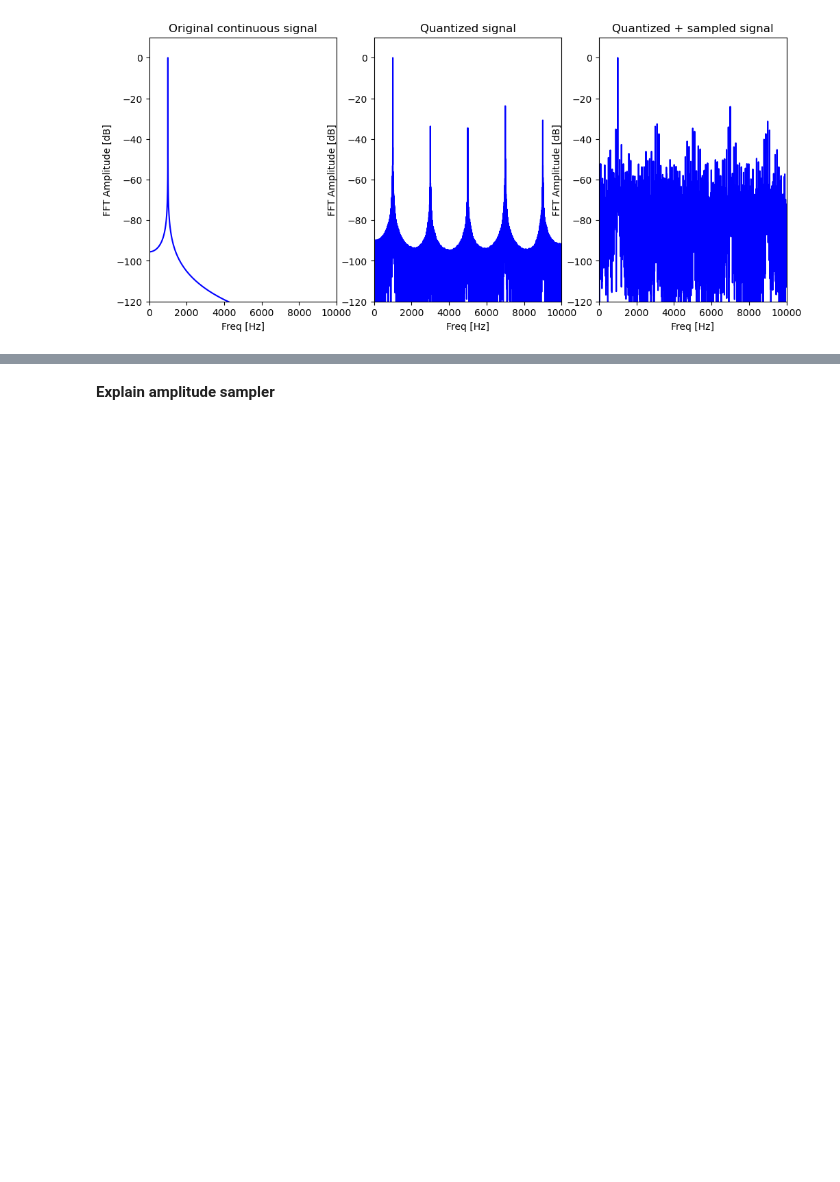
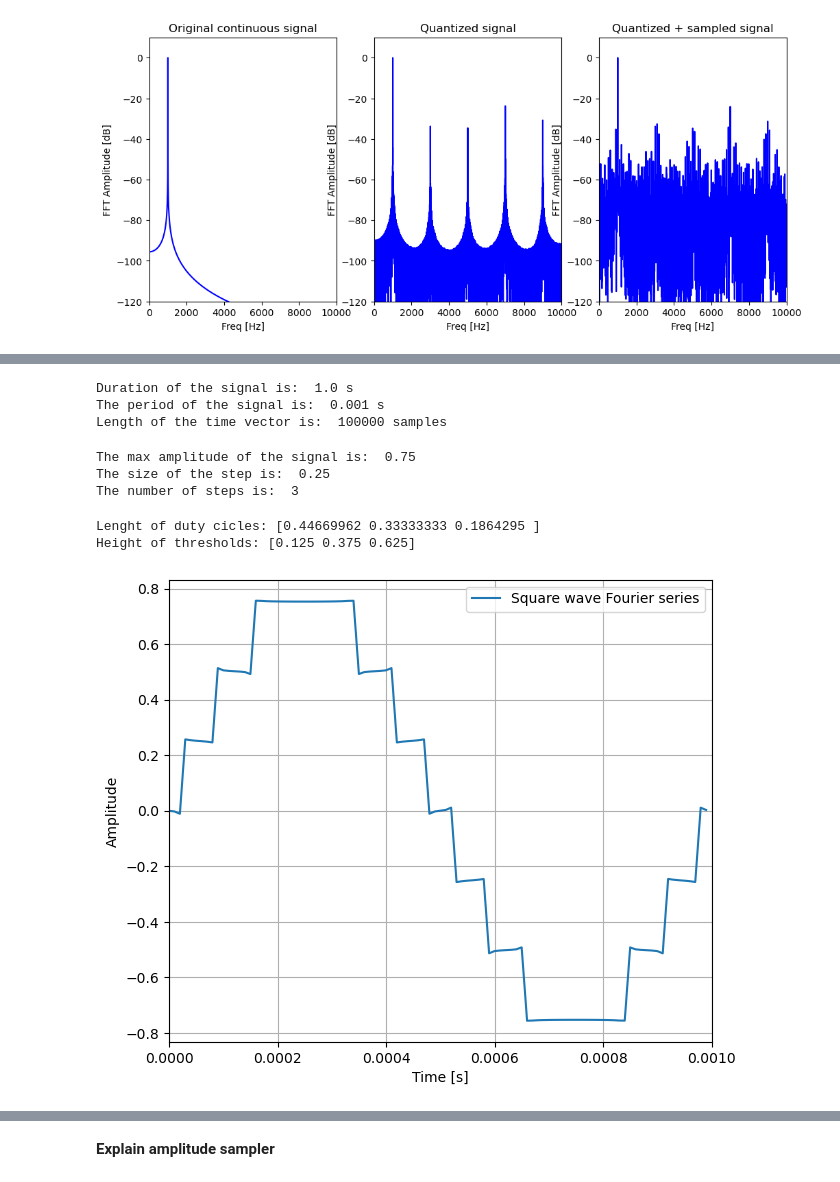
Before and after one commit to lindafabs/Semester-Project, a Jupyter notebook: Final_notebook.ipynb, the cells around one changed output, grey strips where cells are left out. Cells and saved outputs as stored; diff of their text form; code cells hidden in the pictures; blank space fills up the shorter version.

```diff
--- a/Final_notebook.ipynb
+++ b/Final_notebook.ipynb
@@ -143,0 +191,76 @@ utils.fourier_plot_db(freq_q_smp1, X_q_smp1, freq_lim=10000, ylim=-120,title="Qu
+# %%
+f = 1000
+f_smp = f*100
+n_periods=1000
+dur=n_periods*1/f
+T=1/f
+T_smp = 1/f_smp
+
+t= np.linspace(0,dur, int(np.ceil(dur/T_smp)))
+sin_wave = np.sin(2*np.pi*f*t)
+
+print("Duration of the signal is: ", dur, "s")
+print("The period of the signal is: ", T, "s")
+print("Length of the time vector is: ", len(t), "samples")
+# %% [output]
+Duration of the signal is:  1.0 s
+The period of the signal is:  0.001 s
+Length of the time vector is:  100000 samples
+# %%
+N_qbits = 3;
+
+th  = theory_class(N_qbits)
+
+delta = th.step_size()
+A = th.amp_f(delta)
+N_steps = th.num_steps(A, delta)
+
+print("The max amplitude of the signal is: ", A)
+print("The size of the step is: ", delta)
+print("The number of steps is: ", N_steps)
+# %% [output]
+The max amplitude of the signal is:  0.75
+The size of the step is:  0.25
+The number of steps is:  3
+# %%
+dc = duty(delta, A, N_steps)[1:]
+print("Lenght of duty cicles: {}".format(dc))
+
+x_t = threshold(N_steps, delta)[1:]
+print("Height of thresholds: {}".format(x_t))
+# %% [output]
+Lenght of duty cicles: [0.44669962 0.33333333 0.1864295 ]
+Height of thresholds: [0.125 0.375 0.625]
+# %%
+# Fourier coefficients
+def c_n(D, nsteps, dc, n_idx):
+    cn = 0
+    for i in range(1,nsteps+1):
+        tmp = (4*D)/(np.pi*n_idx)*np.sin(np.pi*n_idx/2)*np.sin(np.pi*n_idx*dc[i-1])
+        cn = cn + tmp
+        #print("Nsteps: {} - tmp: {} - Cn: {}".format(i, tmp, cn))
+    return cn
+
+# Fourier series
+def q_out (D, nsteps, dc, T, t, k):
+    q_out = np.zeros(len(t))
+    for i in range(1, k):
+        tmp = c_n(D, nsteps, dc, i)*np.sin(2*np.pi*i/T*t)
+        q_out = q_out + tmp
+    return q_out
+# %%
+k = 100
+c_n(delta, N_steps, dc, 1)
+q_th = q_out(delta, N_steps, dc, T, t[0:100], k)
+
+plt.figure(figsize=(7,6))
+plt.plot(t[0:100], q_th[0:100], label = 'Square wave Fourier series')
+plt.ylabel('Amplitude')
+plt.xlabel('Time [s]')
+plt.legend()
+plt.xlim(0,T)
+plt.grid()
+
+q_th = np.tile(q_th, n_periods)
+# %% [output]
+[figure, added]
```
Also changed, not shown: parts of 21 cells of this notebook, 3 other files.
